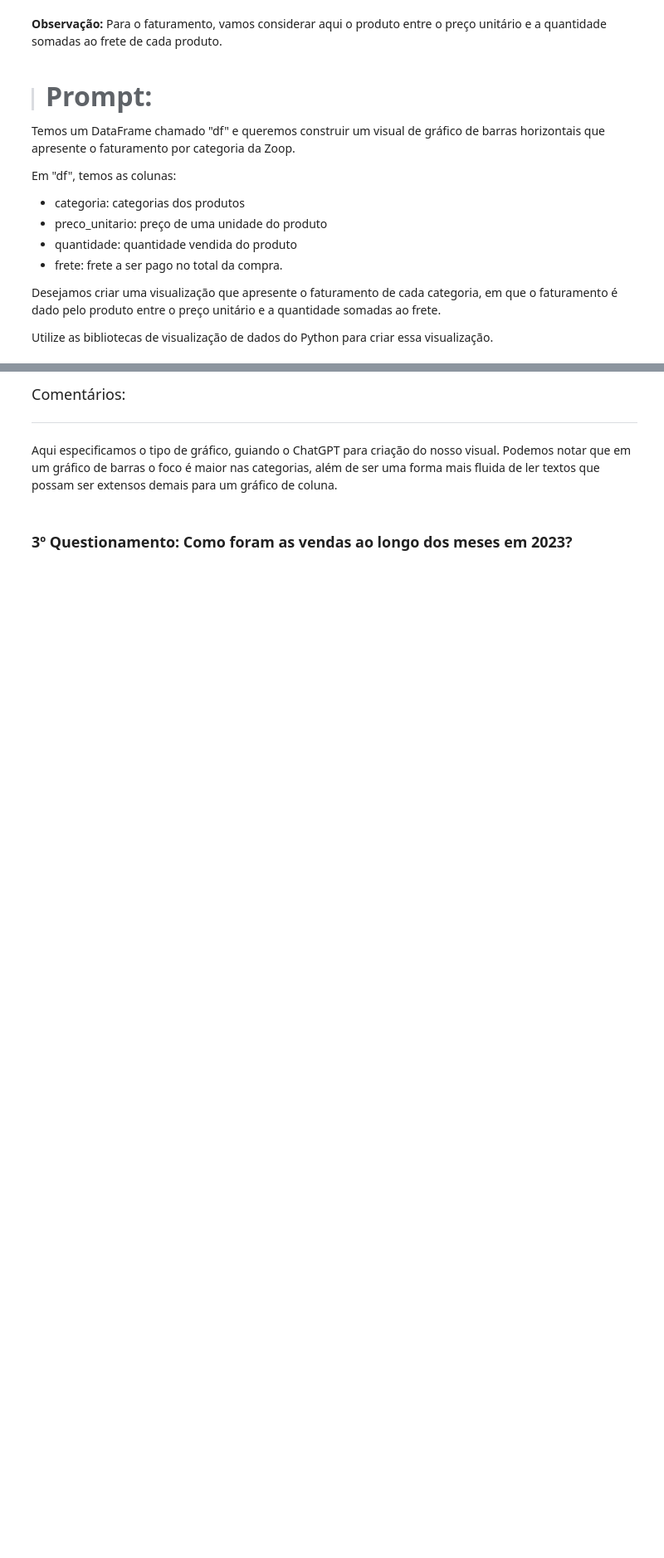
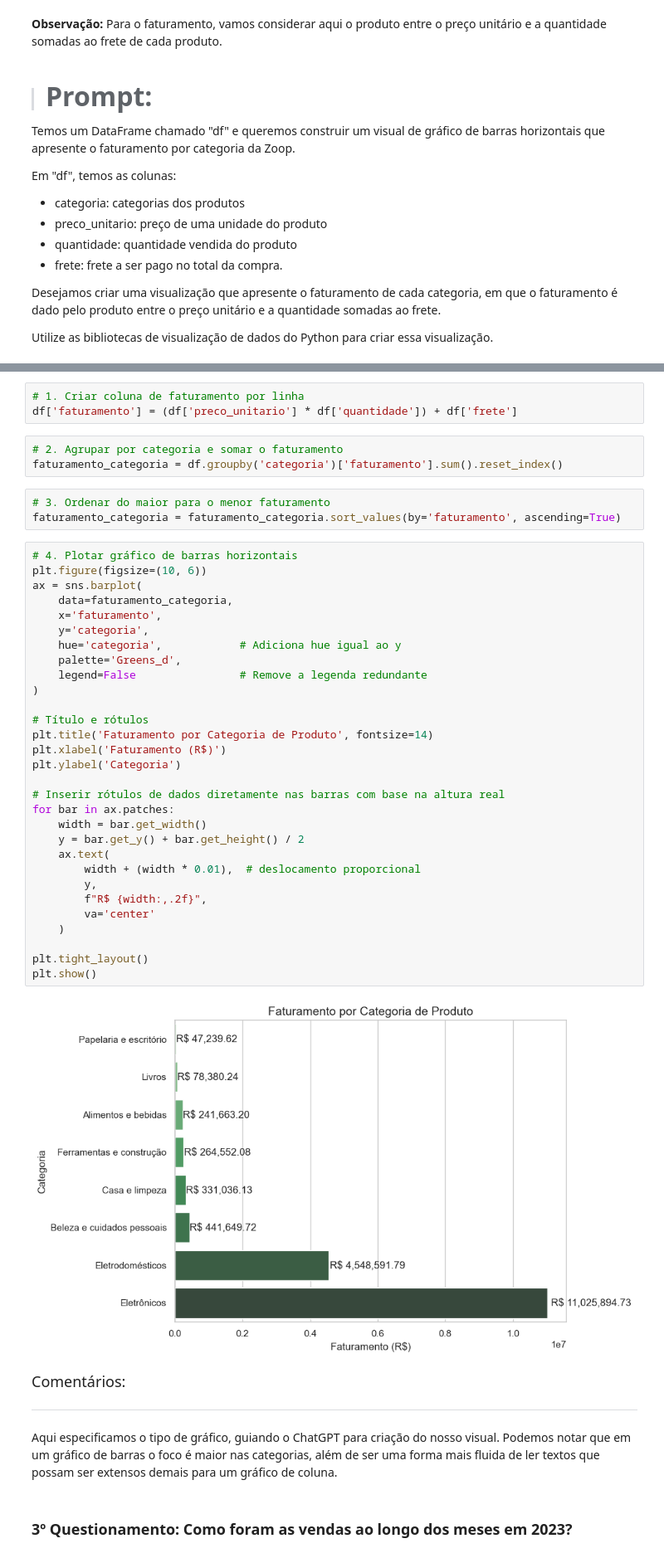
Before and after one commit to JCrpa/curso11_python_data_science_IA_dataviz, a Jupyter notebook: Projeto_Inicial_IA_aplicada_a_Data_Science.ipynb, the cells around one changed output, grey strips where cells are left out. Shown at 83% size. Saved outputs shown, nothing was run; the diff lists cells and outputs as text; blank space fills up the shorter version.

```diff
--- a/Projeto_Inicial_IA_aplicada_a_Data_Science.ipynb
+++ b/Projeto_Inicial_IA_aplicada_a_Data_Science.ipynb
@@ -671,3 +673,44 @@ Utilize as bibliotecas de visualização de dados do Python para criar essa visu
+# %%
+# 1. Criar coluna de faturamento por linha
+df['faturamento'] = (df['preco_unitario'] * df['quantidade']) + df['frete']
+# %%
+# 2. Agrupar por categoria e somar o faturamento
+faturamento_categoria = df.groupby('categoria')['faturamento'].sum().reset_index()
+# %%
+# 3. Ordenar do maior para o menor faturamento
+faturamento_categoria = faturamento_categoria.sort_values(by='faturamento', ascending=True)
+# %%
+# 4. Plotar gráfico de barras horizontais
+plt.figure(figsize=(10, 6))
+ax = sns.barplot(
+    data=faturamento_categoria,
+    x='faturamento',
+    y='categoria',
+    hue='categoria',            # Adiciona hue igual ao y
+    palette='Greens_d',
+    legend=False                # Remove a legenda redundante
+)
+
+# Título e rótulos
+plt.title('Faturamento por Categoria de Produto', fontsize=14)
+plt.xlabel('Faturamento (R$)')
+plt.ylabel('Categoria')
+
+# Inserir rótulos de dados diretamente nas barras com base na altura real
+for bar in ax.patches:
+    width = bar.get_width()
+    y = bar.get_y() + bar.get_height() / 2
+    ax.text(
+        width + (width * 0.01),  # deslocamento proporcional
+        y,
+        f"R$ {width:,.2f}",
+        va='center'
+    )
+
+plt.tight_layout()
+plt.show()
+# %% [output]
+[figure, added]
 # %% [markdown]
 <font color="7b71ff" size=4> Comentários: </font>
 
```
Also changed, not shown: parts of 6 cells of this notebook.
